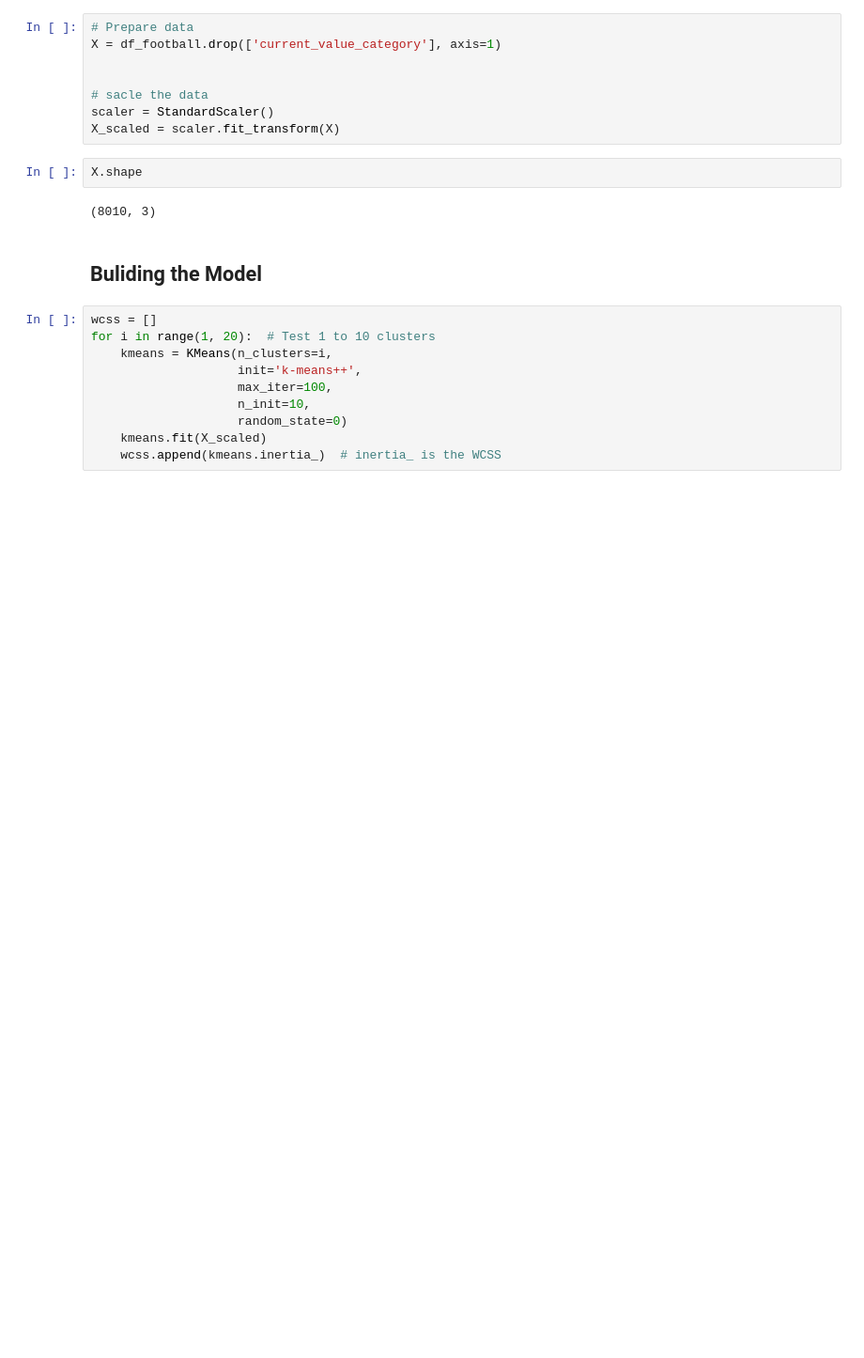
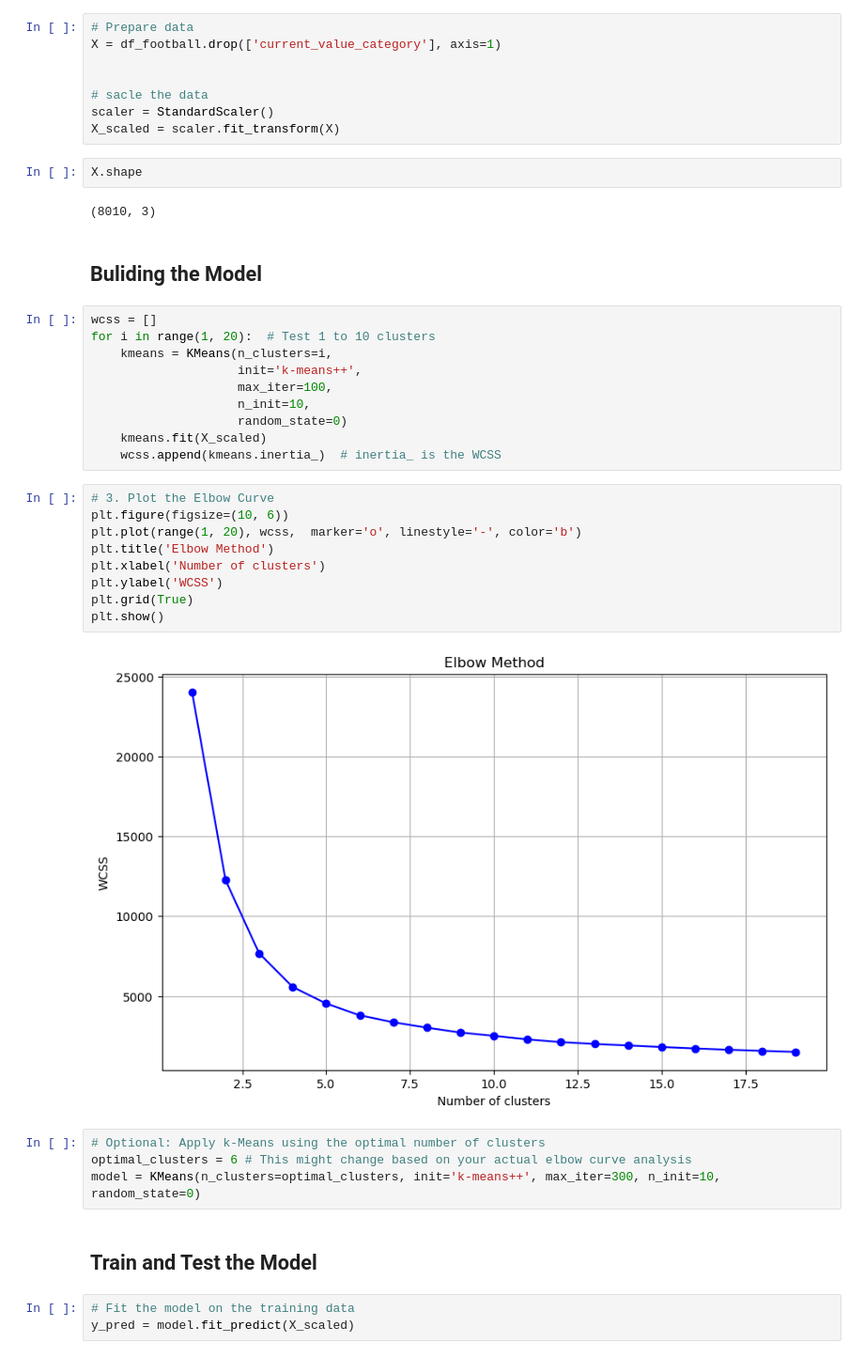
Before and after one commit to pylena/Usecase-7, a Jupyter notebook: K-means.ipynb, the cells around one changed output. Shown at 94% size. Drawn from its saved outputs; the diff is of its cells as text; blank space fills up the shorter version.

```diff
--- a/K-means.ipynb
+++ b/K-means.ipynb
@@ -433,3 +436,23 @@ for i in range(1, 20):  # Test 1 to 10 clusters
                     random_state=0)
     kmeans.fit(X_scaled)
     wcss.append(kmeans.inertia_)  # inertia_ is the WCSS
+# %%
+# 3. Plot the Elbow Curve
+plt.figure(figsize=(10, 6))
+plt.plot(range(1, 20), wcss,  marker='o', linestyle='-', color='b')
+plt.title('Elbow Method')
+plt.xlabel('Number of clusters')
+plt.ylabel('WCSS')
+plt.grid(True)
+plt.show()
+# %% [output]
+[figure, added]
+# %%
+# Optional: Apply k-Means using the optimal number of clusters
+optimal_clusters = 6 # This might change based on your actual elbow curve analysis
+model = KMeans(n_clusters=optimal_clusters, init='k-means++', max_iter=300, n_init=10, random_state=0)
+# %% [markdown]
+## Train and Test the Model
+# %%
+# Fit the model on the training data
+y_pred = model.fit_predict(X_scaled)
```
Also changed, not shown: parts of 20 cells of this notebook.
